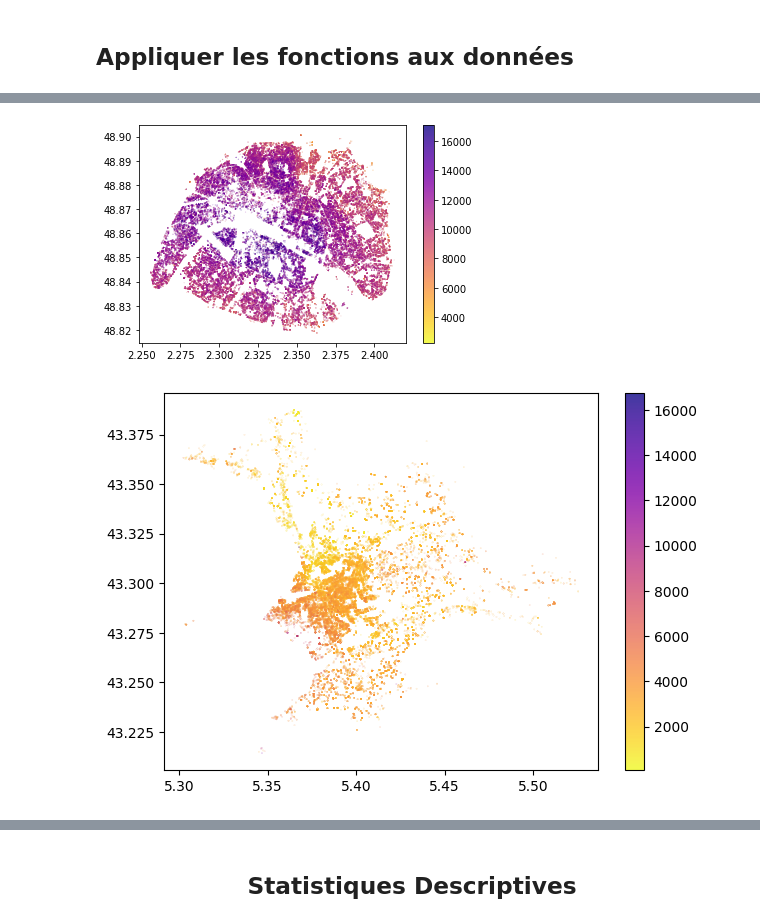
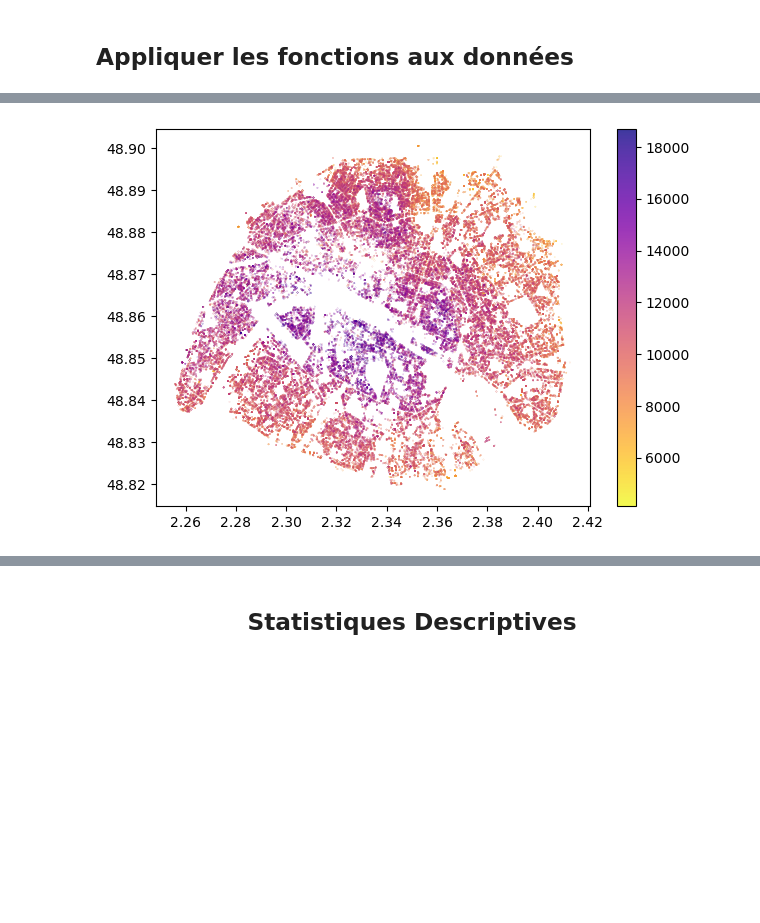
Before and after one commit to Clotilde-23/BDC, a Jupyter notebook: Notebooks/KNN-Coordonnees.ipynb, the cells around one changed output, grey strips where cells are left out. Saved outputs shown, nothing was run; the diff lists cells and outputs as text; code cells hidden in the pictures; blank space fills up the shorter version.

```diff
--- a/Notebooks/KNN-Coordonnees.ipynb
+++ b/Notebooks/KNN-Coordonnees.ipynb
@@ -74,9 +113,26 @@ annee_trimestre(df)
+# %%
+max_prix = np.quantile(df_Paris_bis.Prix_m2, 0.99)
+min_prix = np.quantile(df_Paris_bis.Prix_m2, 0.01)
+
+df_to_visualise = df_Paris_bis[(df_Paris_bis.Prix_m2 < max_prix)
+                        & (df_Paris_bis.Prix_m2 > min_prix)
+                        & (df_Paris_bis.code_type_local == 2)]
+
+df_sorted = df_to_visualise.sort_values(by='Prix_m2')
+x = df_sorted['longitude']
+y = df_sorted['latitude']
+c = df_sorted['Prix_m2']
+
+plt.rcParams['figure.figsize'] = [7, 5]
+plt.rcParams['figure.dpi'] = 100
+
+plt.scatter(x, y, s=0.01, c=c, cmap='plasma_r', alpha=0.8)
+plt.colorbar()
+plt.show()
+# %% [output]
+[figure, added]
 # %%
-visualise(df, 200, 1000, 'Paris', 2, 0.99, 0.1)
+#visualise(df, 200, 1000, 'Paris', 2, 0.99, 0.1)
-# %% [output]
-[figure, removed]
 # %%
-visualise(df, 200, 1000, 'Marseille - Aix-en-Provence', 2, 0.99, 0)
+#visualise(df, 200, 1000, 'Marseille - Aix-en-Provence', 2, 0.99, 0)
-# %% [output]
-[figure, removed]
 # %%
```
Also changed, not shown: parts of 38 cells of this notebook.
